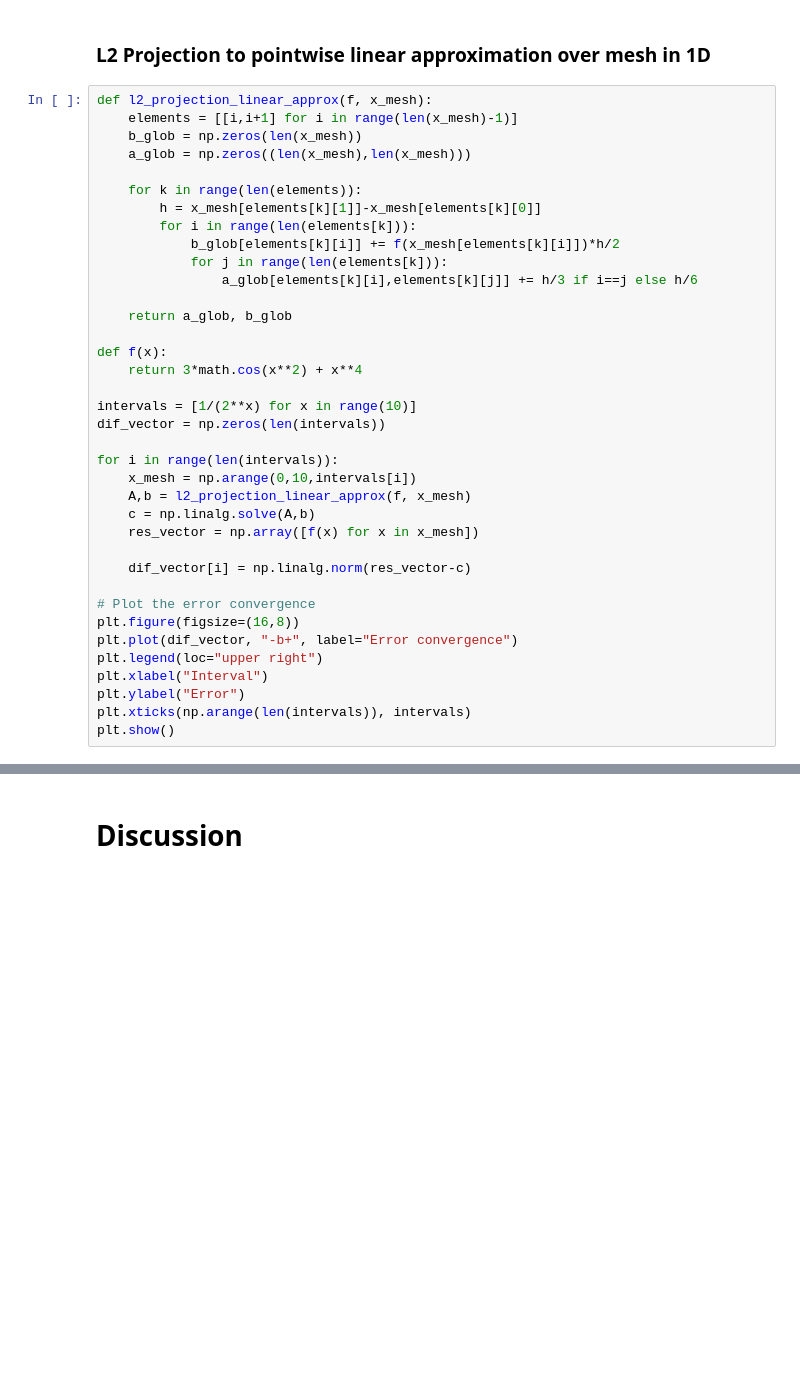
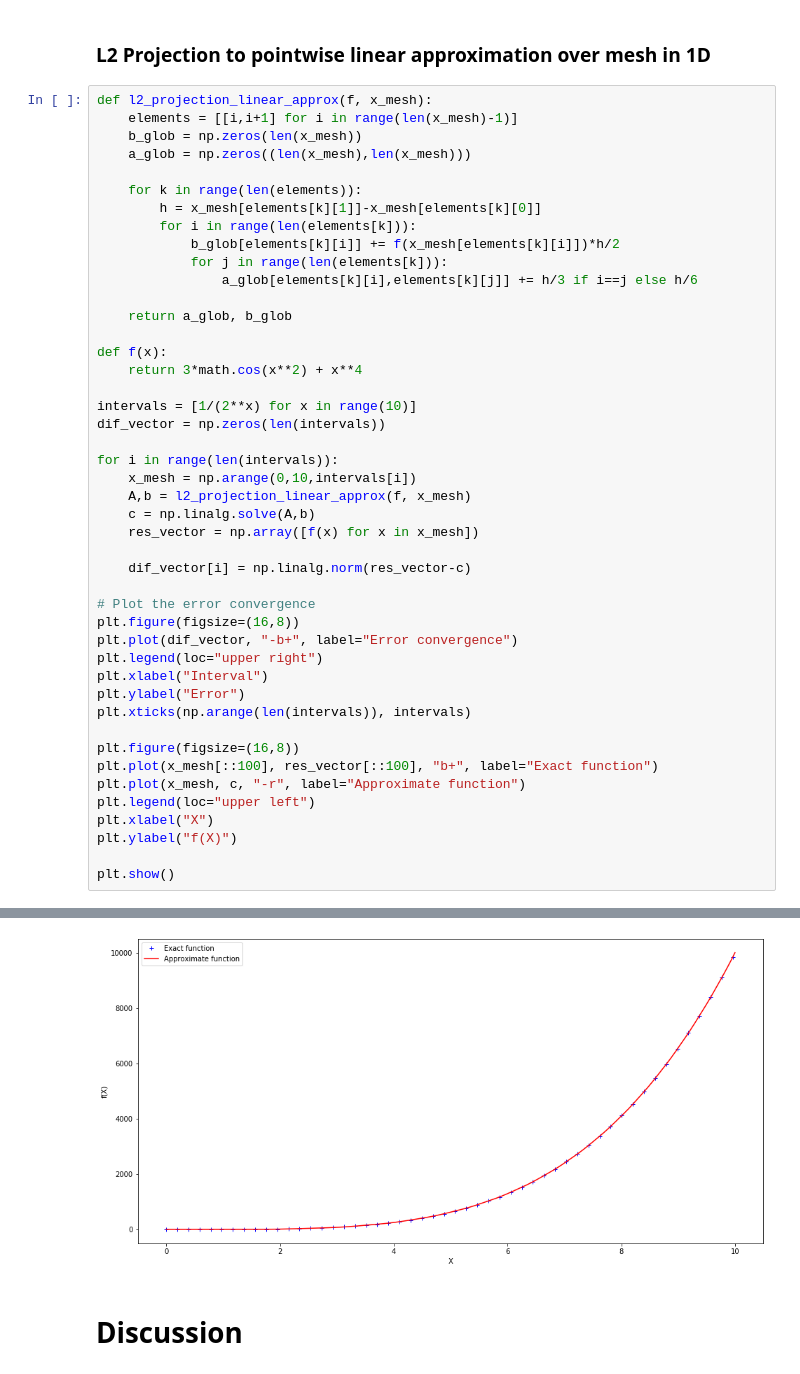
Before and after one commit to johanhoffman/DD2363-VT20, a Jupyter notebook: Lab-4/timaslj_lab_4.ipynb, the cells around one changed output, grey strips where cells are left out. Saved outputs shown, nothing was run; the diff lists cells and outputs as text; blank space fills up the shorter version.

```diff
--- a/Lab-4/timaslj_lab_4.ipynb
+++ b/Lab-4/timaslj_lab_4.ipynb
@@ -94,33 +94,42 @@ def l2_projection_linear_approx(f, x_mesh):
             b_glob[elements[k][i]] += f(x_mesh[elements[k][i]])*h/2
             for j in range(len(elements[k])):
                 a_glob[elements[k][i],elements[k][j]] += h/3 if i==j else h/6
 
     return a_glob, b_glob
 
 def f(x):
     return 3*math.cos(x**2) + x**4
 
 intervals = [1/(2**x) for x in range(10)]
 dif_vector = np.zeros(len(intervals))
 
 for i in range(len(intervals)):
     x_mesh = np.arange(0,10,intervals[i])
     A,b = l2_projection_linear_approx(f, x_mesh)
     c = np.linalg.solve(A,b)
     res_vector = np.array([f(x) for x in x_mesh])
 
     dif_vector[i] = np.linalg.norm(res_vector-c)
 
 # Plot the error convergence
 plt.figure(figsize=(16,8))
 plt.plot(dif_vector, "-b+", label="Error convergence")
 plt.legend(loc="upper right")
 plt.xlabel("Interval")
 plt.ylabel("Error")
 plt.xticks(np.arange(len(intervals)), intervals)
+
+plt.figure(figsize=(16,8))
+plt.plot(x_mesh[::100], res_vector[::100], "b+", label="Exact function")
+plt.plot(x_mesh, c, "-r", label="Approximate function")
+plt.legend(loc="upper left")
+plt.xlabel("X")
+plt.ylabel("f(X)")
+
 plt.show()
 # %% [output]
 [figure]
+[figure, added]
 # %% [markdown]
 # **Discussion**
 # %% [markdown]
```
Also changed, not shown: parts of 1 cell of this notebook.
